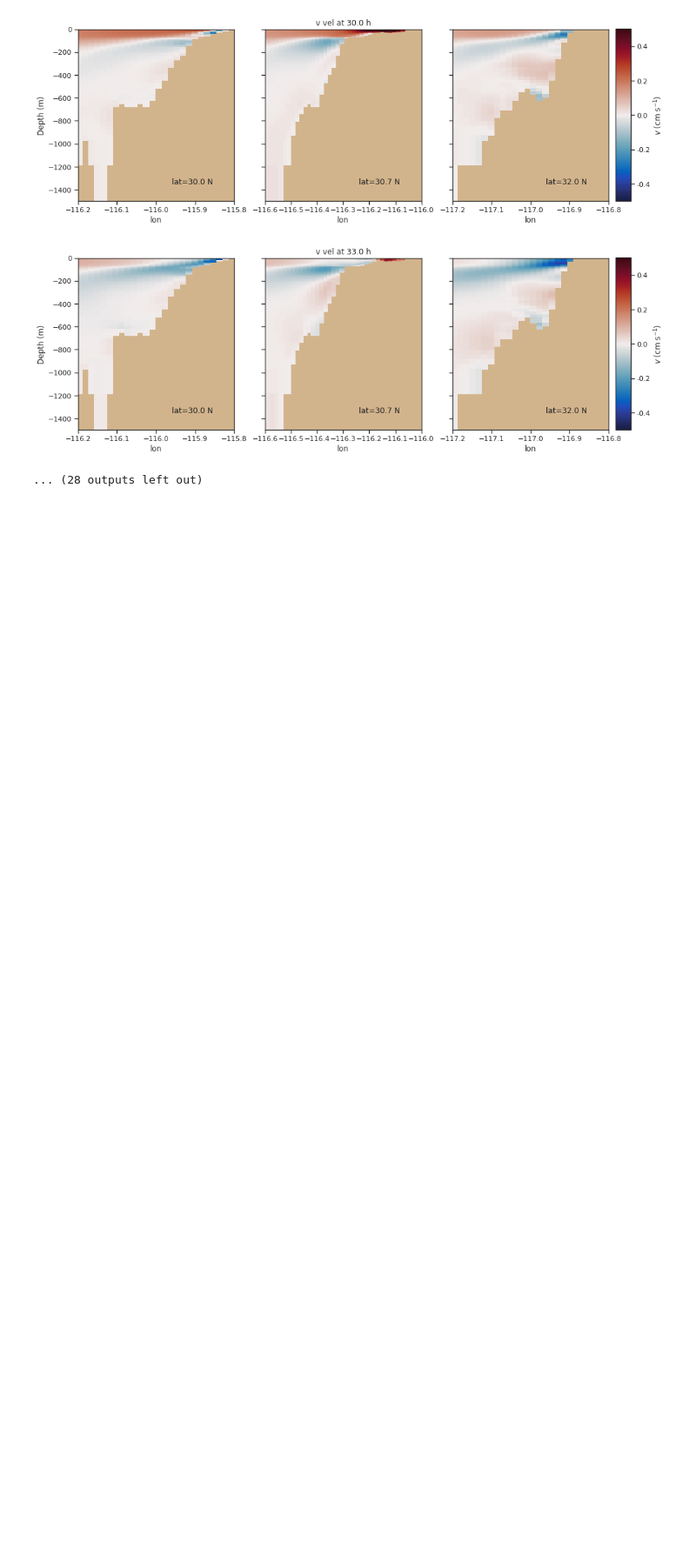
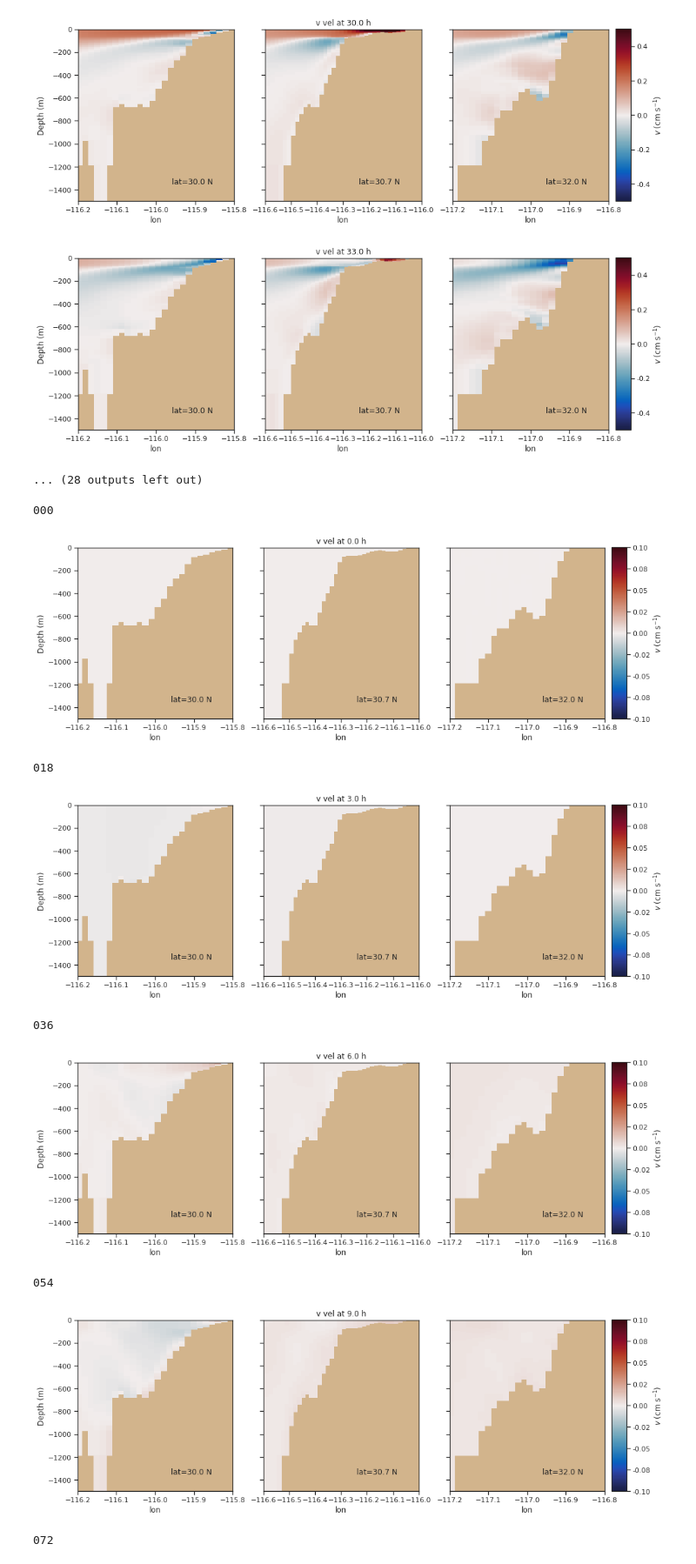
Before and after one commit to anakarinarm/notebooks_SVB, a Jupyter notebook: MITgcm/domain5/CTW/febTS_ctw_structure.ipynb, the cells around one changed output. Shown at 87% size. Cells and saved outputs as stored; diff of their text form; code cells hidden in the pictures; blank space fills up the shorter version.

Commit message:
added plots before meeting nov 5th

```diff
--- a/MITgcm/domain5/CTW/febTS_ctw_structure.ipynb
+++ b/MITgcm/domain5/CTW/febTS_ctw_structure.ipynb
@@ -16,6 +16,8 @@ sns.set_style('ticks')
 sns.set_context('notebook')
 
 outdir = '/data/SO2/sio-kramosmusalem/exp06_512x612x100_ORL_SVB/01_SVB_febTS_output/'
+outdir2 = '/data/SO2/sio-kramosmusalem/exp06_512x612x100_ORL/01_noSVB_febTS/'
+
 iters = np.arange(10,7210,10)
 levels = [1,   2,  3,  4,  5,  6,  7,  8,  9, 10,
           11, 12, 13, 14, 15, 16, 17,
@@ -26,6 +28,7 @@ levels = [1,   2,  3,  4,  5,  6,  7,  8,  9, 10,
           58, 59, 60, 61, 62, 63, 64, 65, 66, 67, 68, 69, 70,
           74, 79, 84, 89, 94, 99,]
 ds = open_mdsdataset(outdir, prefix=['eta','dynVars'], levels=levels, iters=iters)
+ds2 = open_mdsdataset(outdir2, prefix=['eta','dynVars'], levels=levels, iters=iters)
 # %%
 nx = 512
 ny = 612
@@ -98,3 +101,53 @@ for ii in range(40):
 [figure]
 [figure]
 ... (28 outputs left out)
+# %%
+for ii in range(40):
+    tt = ii*18
+    fig, (ax,ax1,ax2) = plt.subplots(1,3,figsize=(15,5), sharey=True)
+    for axx in [ax,ax1,ax2]:
+        axx.set_facecolor('tan')
+        axx.set_xlabel('lon')
+
+    pc = ax.pcolormesh(lon, Z, 100*(np.ma.masked_array(ds['VVEL'][tt,:,170+50,:], mask=mask[:,170+50,:])-
+                                   np.ma.masked_array(ds2['VVEL'][tt,:,170+50,:], mask=mask[:,170+50,:])),
+                      cmap=cmo.cm.balance, vmin=-0.1, vmax=0.1)
+
+    pc = ax1.pcolormesh(lon, Z, 100*(np.ma.masked_array(ds['VVEL'][tt,:,170+100,:], mask=mask[:,170+100,:])-
+                                    np.ma.masked_array(ds2['VVEL'][tt,:,170+100,:], mask=mask[:,170+100,:])),
+                      cmap=cmo.cm.balance, vmin=-0.1, vmax=0.1)
+
+    pc = ax2.pcolormesh(lon, Z, 100*(np.ma.masked_array(ds['VVEL'][tt,:,170+200,:], mask=mask[:,170+200,:])-
+                                    np.ma.masked_array(ds2['VVEL'][tt,:,170+200,:], mask=mask[:,170+200,:])),
+                      cmap=cmo.cm.balance, vmin=-0.1, vmax=0.1)
+
+    norm = mpl.colors.Normalize(vmin=-0.1, vmax=0.1)
+    cbar_ax = fig.add_axes([0.91, 0.125, 0.022, 0.755])
+    cb = fig.colorbar(mpl.cm.ScalarMappable(norm=norm, cmap=cmo.cm.balance),
+                      cax=cbar_ax, orientation='vertical',
+                      format='%1.2f', label='$v$ (cm s$^{-1}$)')
+
+    ax.set_xlim(-116.2,-115.8)
+    ax.set_ylim(-1500,0)
+
+    ax1.set_xlim(-116.6,-116)
+    ax2.set_xlim(-117.2,-116.8)
+    ax.set_ylabel('Depth (m)')
+    ax1.set_title('v vel at %1.1f h' %(tt*600/3600))
+    ax.text(0.6,0.1,'lat=%1.1f N' %lat[170+50], transform=ax.transAxes)
+    ax1.text(0.6,0.1,'lat=%1.1f N' %lat[170+100], transform=ax1.transAxes)
+    ax2.text(0.6,0.1,'lat=%1.1f N' %lat[170+200], transform=ax2.transAxes)
+    tstr = str(tt).zfill(3)
+    print(tstr)
+    plt.savefig('vanom_febTS_%s.png' %tstr, format='png')
+    plt.show()
+# %% [output]
+000
+[figure, added]
+018
+[figure, added]
+036
+[figure, added]
+054
+[figure, added]
+072
```
Also changed, not shown: parts of 1 cell of this notebook, 3 other files.
